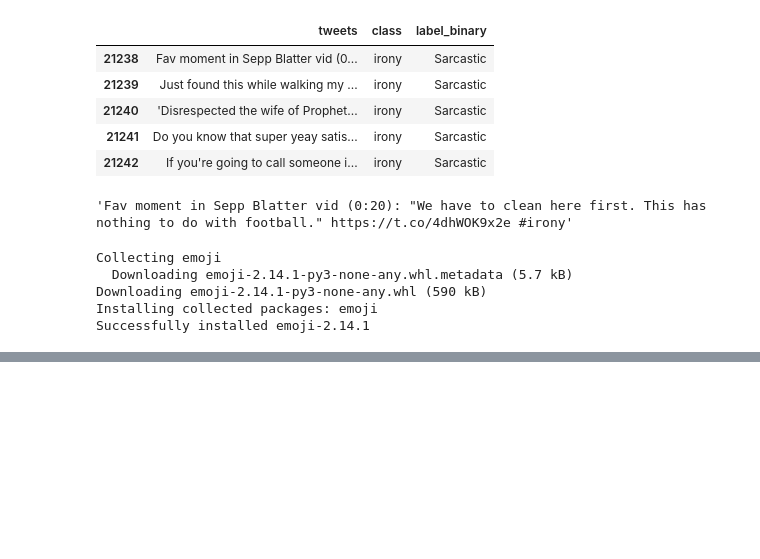
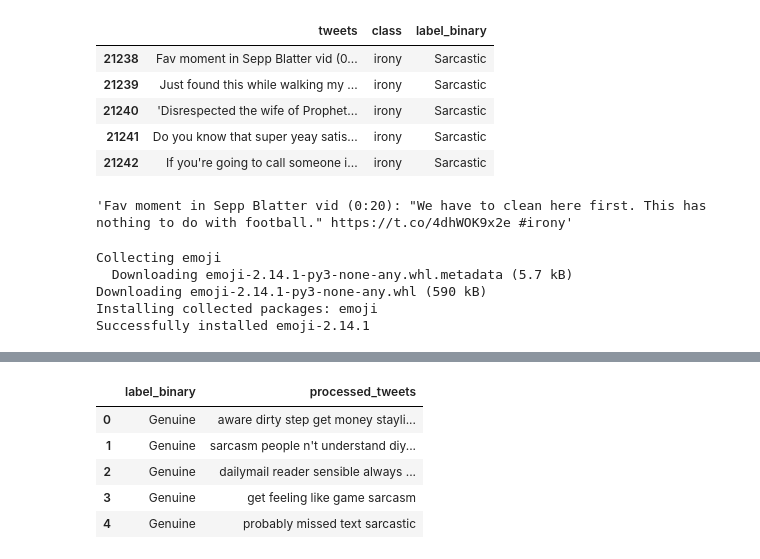
Before and after one commit to FundyLord/DataForger-Sarcasm, a Jupyter notebook: Sarcasm_detector.ipynb, the cells around one changed output, grey strips where cells are left out. Drawn from its saved outputs; the diff is of its cells as text; code cells hidden in the pictures; blank space fills up the shorter version.

```diff
--- a/Sarcasm_detector.ipynb
+++ b/Sarcasm_detector.ipynb
@@ -170,0 +208,13 @@ LookupError:
+# %%
+# Drop the 'tweets' and 'class' columns
+df = df.drop(columns=['tweets', 'class'])
+
+# Display the first few rows to check the changes
+df.head()
+# %% [output]
+|  | label_binary | processed_tweets |
+| 0 | Genuine | aware dirty step get money stayli... |
+| 1 | Genuine | sarcasm people n't understand diy... |
+| 2 | Genuine | dailymail reader sensible always ... |
+| 3 | Genuine | get feeling like game sarcasm |
+| 4 | Genuine | probably missed text sarcastic |
```
Also changed, not shown: parts of 17 cells of this notebook.
